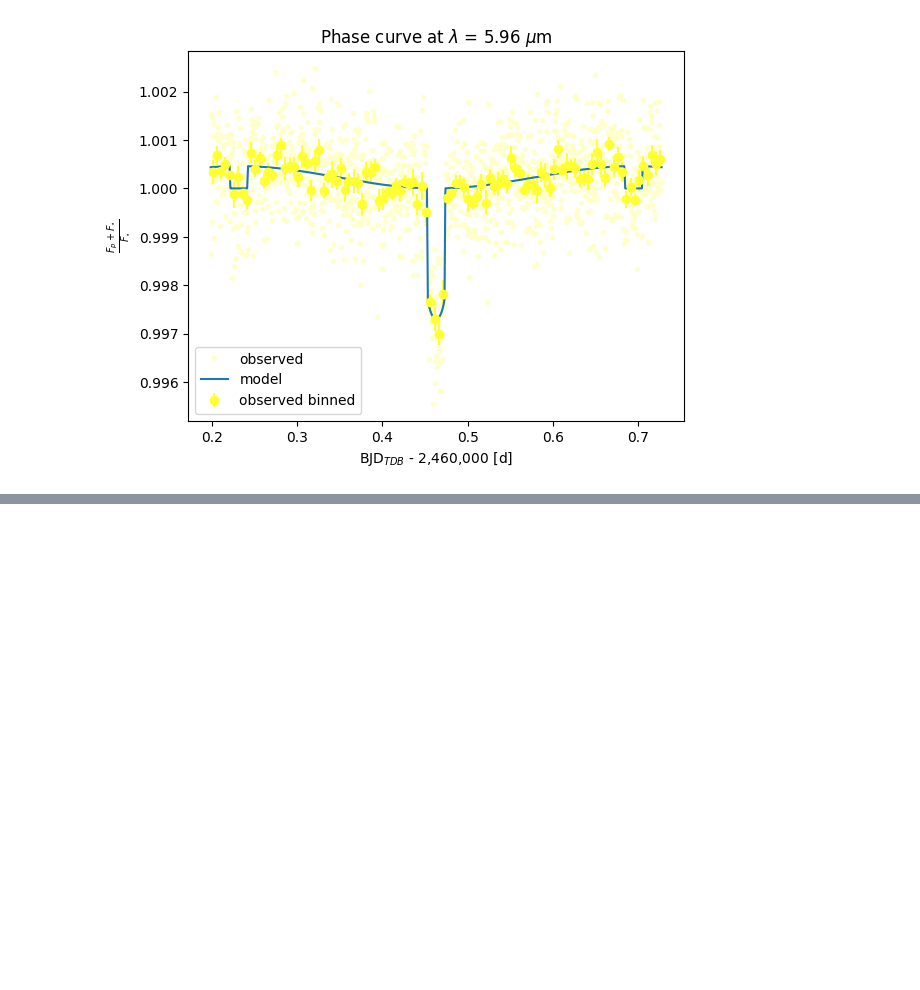
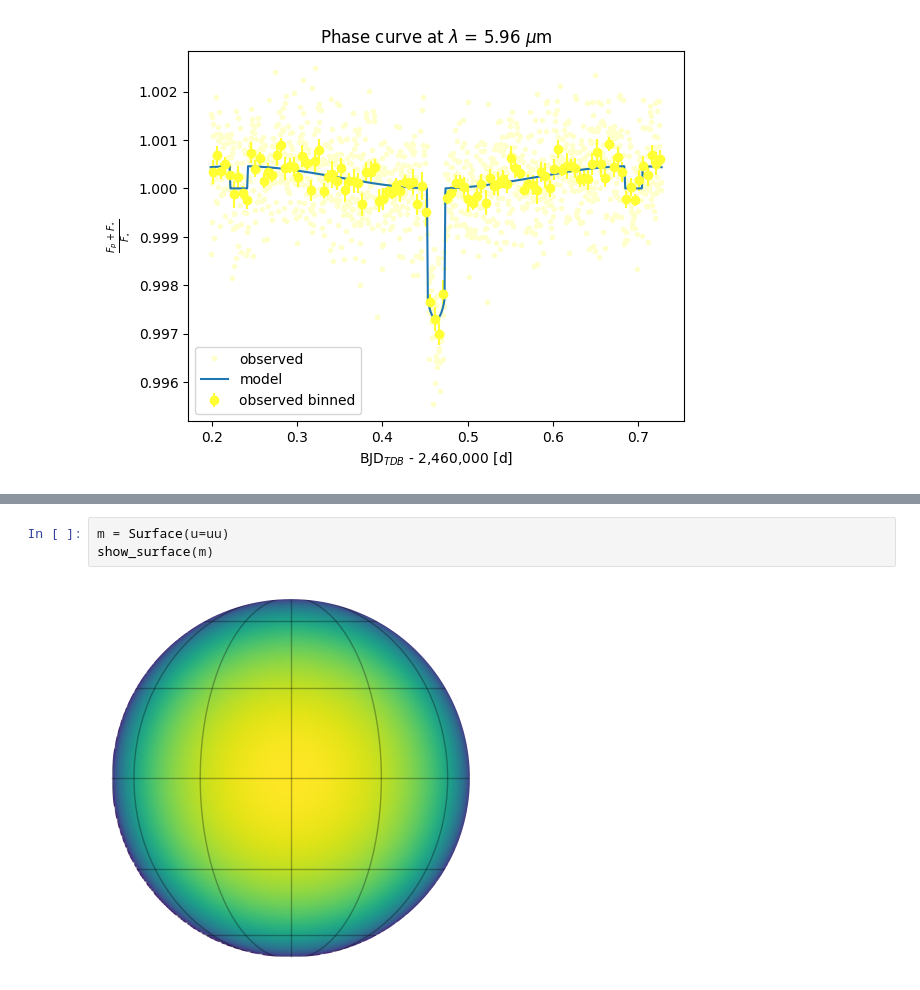
Before and after one commit to olwenrering/M2-LIU-Elsa, a Jupyter notebook: test_clean.ipynb, the cells around one changed output, grey strips where cells are left out. Drawn from its saved outputs; the diff is of its cells as text; blank space fills up the shorter version.

```diff
--- a/test_clean.ipynb
+++ b/test_clean.ipynb
@@ -146,0 +266,5 @@ plt.show()
+# %%
+m = Surface(u=uu)
+show_surface(m)
+# %% [output]
+[figure, added]
```
Also changed, not shown: parts of 11 cells of this notebook, 9 other files.
